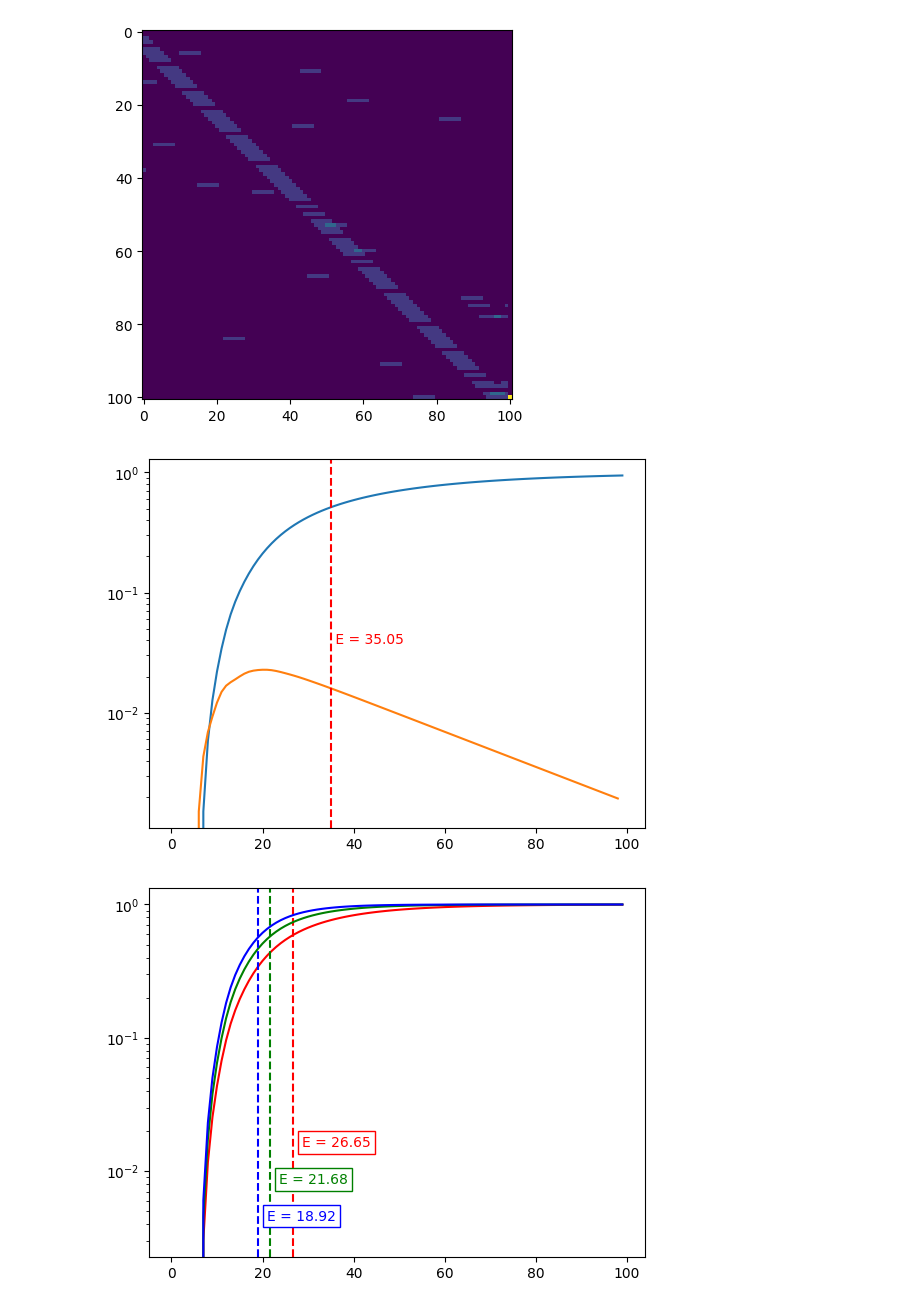
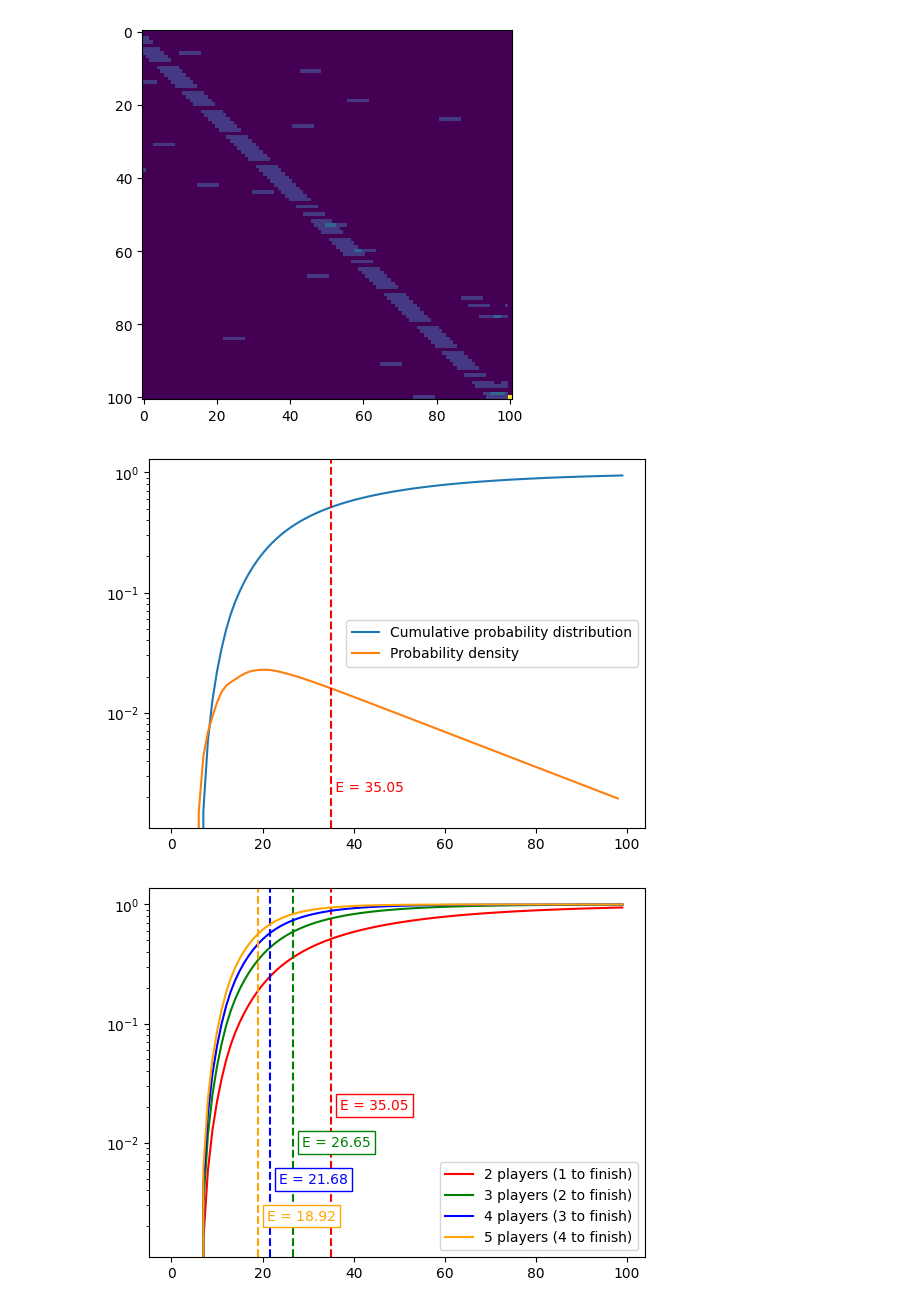
Before and after one commit to mingaleg/snakes_and_ladders_analysis, a Jupyter notebook: analysis.ipynb, the cells around one changed output. Cells and saved outputs as stored; diff of their text form; code cells hidden in the pictures.

Commit message:
Add plots legends

```diff
--- a/analysis.ipynb
+++ b/analysis.ipynb
@@ -69,11 +69,11 @@ def prob_to_finish(limit=100):
     return ret
 
 PROB_TO_FINISH = prob_to_finish()
-plt.semilogy(PROB_TO_FINISH)
+plt.semilogy(PROB_TO_FINISH, label='Cumulative probability distribution')
 
 def prob_density(probs):
     return [probs[i+1]-probs[i] for i in range(len(probs)-1)]
-plt.semilogy(prob_density(PROB_TO_FINISH))
+plt.semilogy(prob_density(PROB_TO_FINISH), label='Probability density')
 
 
 def expexted(probs):
@@ -82,36 +82,37 @@ E = expexted(prob_density(PROB_TO_FINISH))
 
 trans = ax.get_xaxis_transform()
 plt.axvline(E, color='r', linestyle='--')
-plt.text(E, .5, f' E = {E:.2f}', transform=trans, color='r')
+plt.text(E, .1, f' E = {E:.2f}', transform=trans, color='r')
 
+plt.legend()
 plt.show()
 # %% [output]
-[figure, old version]
+[figure, new version]
 # %%
 # Transforms a list of probabilities for 1 player
 # in a list of probs for a game with N players to finish,
 # that is for N-1 players to reach the finish cell (all but the last player).
 def n_players_prob(probs, n):
-    return [(1. - (1.-p)**n) for p in probs]
+    return [(1. - (1.-p)**(n-1)) for p in probs]
 
 fig, ax = plt.subplots()
 trans = ax.get_xaxis_transform()
 
 for n, c in (
-    (2, 'red'), (3, 'green'), (4, 'blue')
+    (2, 'red'), (3, 'green'), (4, 'blue'), (5, 'orange')
 ):
     probs = n_players_prob(PROB_TO_FINISH, n)
-    plt.semilogy(probs, color=c)
+    plt.semilogy(probs, color=c, label=f"{n} players ({n-1} to finish)")
     E = expexted(prob_density(probs))
     plt.axvline(E, color=c, linestyle='--')
-    plt.text(E+2, .5 - .1*n, f'E = {E:.2f}', transform=trans, color=c,
+    plt.text(E+2, .6 - .1*n, f'E = {E:.2f}', transform=trans, color=c,
         bbox={
             'boxstyle': 'square',
             'facecolor': 'white',
             'edgecolor': c,
         })
 
-
+plt.legend()
 plt.show()
 # %% [output]
-[figure, old version]
+[figure, new version]
```
